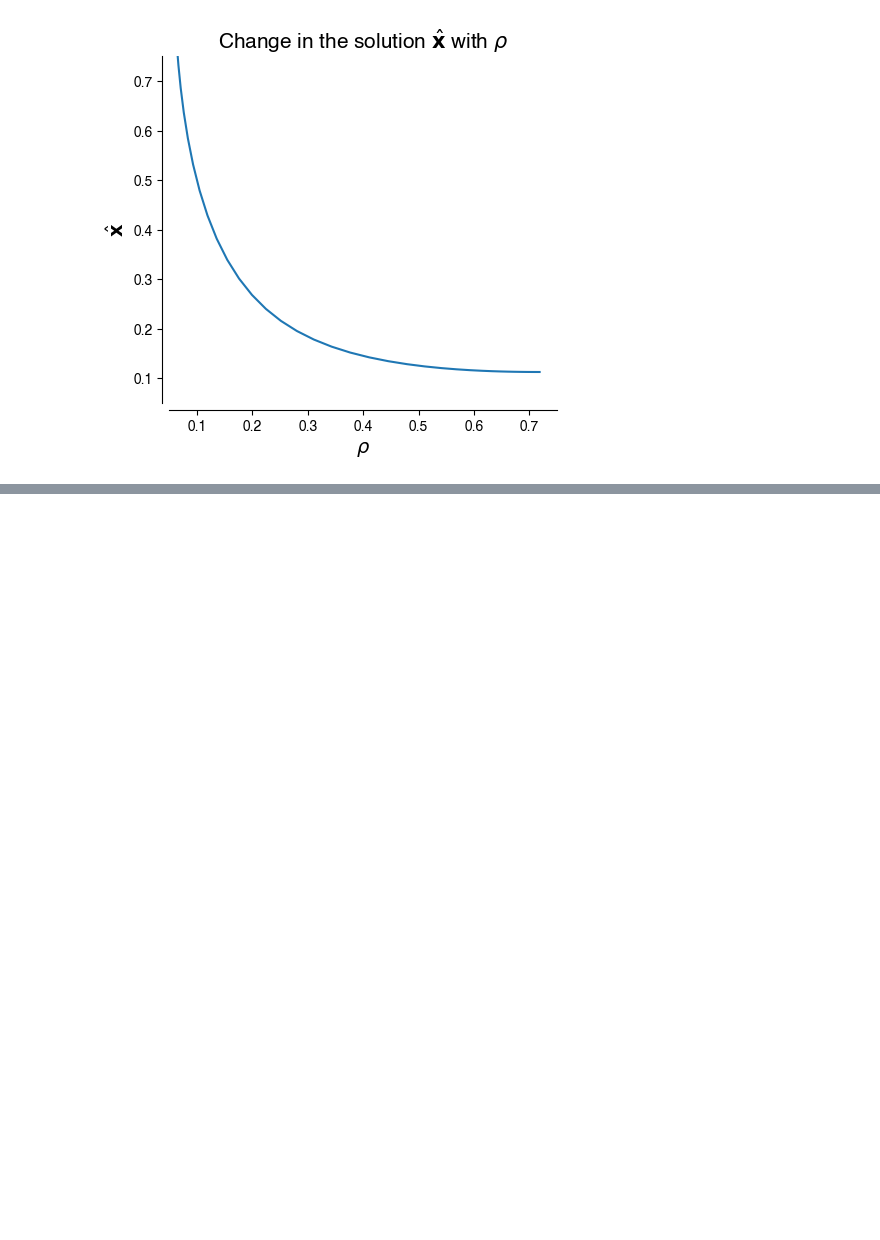
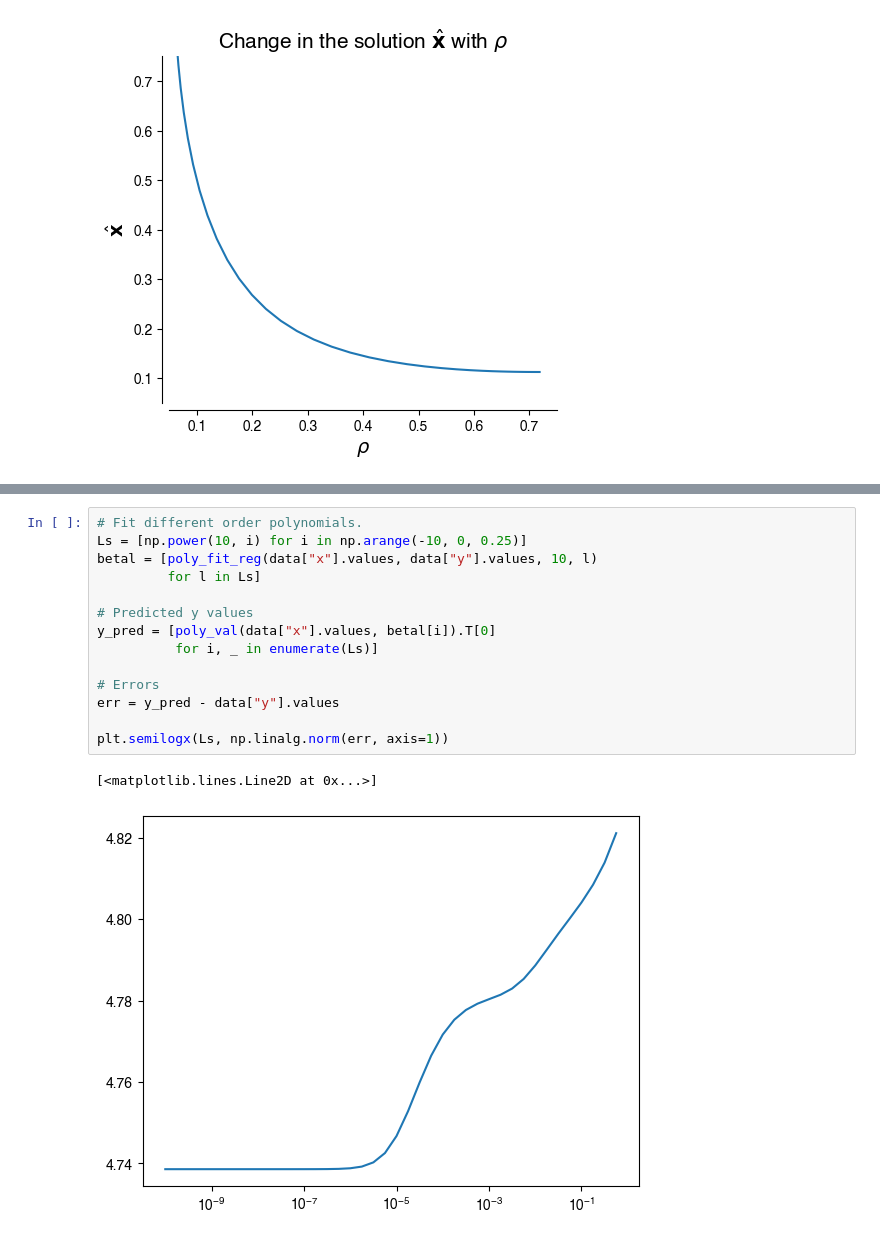
Before and after one commit to siva82kb/alada, a Jupyter notebook: analysis/leastsquares/least_squares.ipynb, the cells around one changed output, grey strips where cells are left out. Saved outputs shown, nothing was run; the diff lists cells and outputs as text; blank space fills up the shorter version.

```diff
--- a/analysis/leastsquares/least_squares.ipynb
+++ b/analysis/leastsquares/least_squares.ipynb
@@ -74,0 +151,17 @@ No artists with labels found to put in legend.  Note that artists whose label st
+# %%
+# Fit different order polynomials.
+Ls = [np.power(10, i) for i in np.arange(-10, 0, 0.25)]
+betal = [poly_fit_reg(data["x"].values, data["y"].values, 10, l)
+         for l in Ls]
+
+# Predicted y values
+y_pred = [poly_val(data["x"].values, betal[i]).T[0]
+          for i, _ in enumerate(Ls)]
+
+# Errors
+err = y_pred - data["y"].values
+
+plt.semilogx(Ls, np.linalg.norm(err, axis=1))
+# %% [output]
+[<matplotlib.lines.Line2D at 0x...>]
+[figure, added]
```
Also changed, not shown: parts of 8 cells of this notebook, 17 other files.
